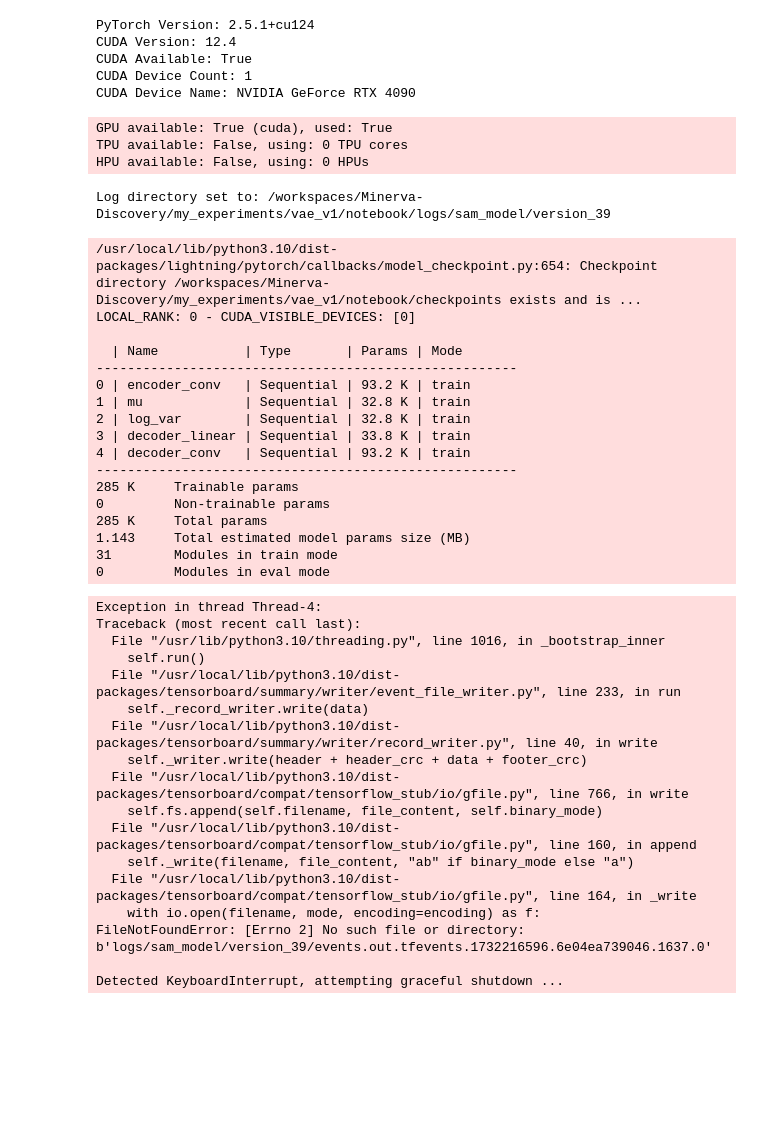
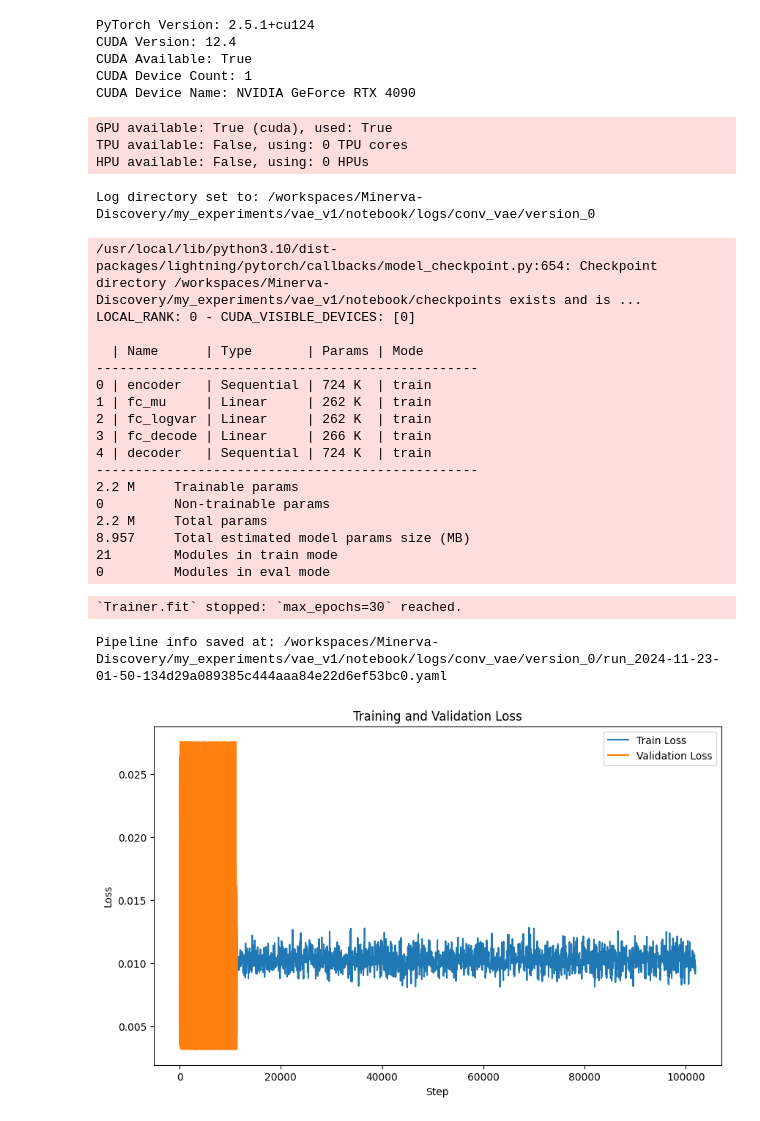
Before and after one commit to filipeas/Minerva-Discovery, a Jupyter notebook: my_experiments/vae_v1/notebook/vae_model.ipynb, the cells around one changed output. Saved outputs shown, nothing was run; the diff lists cells and outputs as text; code cells hidden in the pictures; blank space fills up the shorter version.

```diff
--- a/my_experiments/vae_v1/notebook/vae_model.ipynb
+++ b/my_experiments/vae_v1/notebook/vae_model.ipynb
@@ -330,17 +331,21 @@ current_date = datetime.now().strftime("%Y-%m-%d")
 checkpoint_callback = ModelCheckpoint(
     monitor="val_loss", # Métrica para monitorar
     dirpath="./checkpoints", # Diretório onde os checkpoints serão salvos
-    filename=f"tolstaya-sam_model-{current_date}-{{epoch:02d}}-{{val_loss:.2f}}", # Nome do arquivo do checkpoint
+    filename=f"convVAE-sam_model-{current_date}-{{epoch:02d}}-{{val_loss:.2f}}", # Nome do arquivo do checkpoint
     save_top_k=1, # Quantos melhores checkpoints salvar (no caso, o melhor)
     mode="min", # Como a métrica deve ser tratada (no caso, 'min' significa que menor valor de val_loss é melhor)
 )
 
-from lightning.pytorch.loggers import TensorBoardLogger
-# Defina o logger do TensorBoard
-logger = TensorBoardLogger("logs", name="sam_model")
+# from lightning.pytorch.loggers import TensorBoardLogger
+# # Defina o logger do TensorBoard
+# logger = TensorBoardLogger("logs", name="sam_model")
+
+from lightning.pytorch.loggers import CSVLogger
+
+logger = CSVLogger("logs", name="conv_vae")
 
 trainer = L.Trainer(
-    max_epochs=50,
+    max_epochs=30,
     accelerator="gpu",
     devices=1,
     logger=logger,
@@ -359,38 +364,41 @@ pipeline.run(data=data_module, task="fit")
 GPU available: True (cuda), used: True
 TPU available: False, using: 0 TPU cores
 HPU available: False, using: 0 HPUs
-Log directory set to: /workspaces/Minerva-Discovery/my_experiments/vae_v1/notebook/logs/sam_model/version_39
+Log directory set to: /workspaces/Minerva-Discovery/my_experiments/vae_v1/notebook/logs/conv_vae/version_0
 /usr/local/lib/python3.10/dist-packages/lightning/pytorch/callbacks/model_checkpoint.py:654: Checkpoint directory /workspaces/Minerva-Discovery/my_experiments/vae_v1/notebook/checkpoints exists and is ...
 LOCAL_RANK: 0 - CUDA_VISIBLE_DEVICES: [0]
 
-  | Name           | Type       | Params | Mode
-------------------------------------------------------
-0 | encoder_conv   | Sequential | 93.2 K | train
-1 | mu             | Sequential | 32.8 K | train
-2 | log_var        | Sequential | 32.8 K | train
-3 | decoder_linear | Sequential | 33.8 K | train
-4 | decoder_conv   | Sequential | 93.2 K | train
-------------------------------------------------------
-285 K     Trainable params
+  | Name      | Type       | Params | Mode
+-------------------------------------------------
+0 | encoder   | Sequential | 724 K  | train
+1 | fc_mu     | Linear     | 262 K  | train
+2 | fc_logvar | Linear     | 262 K  | train
+3 | fc_decode | Linear     | 266 K  | train
+4 | decoder   | Sequential | 724 K  | train
+-------------------------------------------------
+2.2 M     Trainable params
 0         Non-trainable params
-285 K     Total params
-1.143     Total estimated model params size (MB)
-31        Modules in train mode
+2.2 M     Total params
+8.957     Total estimated model params size (MB)
+21        Modules in train mode
 0         Modules in eval mode
-Exception in thread Thread-4:
-Traceback (most recent call last):
-  File "/usr/lib/python3.10/threading.py", line 1016, in _bootstrap_inner
-    self.run()
-  File "/usr/local/lib/python3.10/dist-packages/tensorboard/summary/writer/event_file_writer.py", line 233, in run
-    self._record_writer.write(data)
-  File "/usr/local/lib/python3.10/dist-packages/tensorboard/summary/writer/record_writer.py", line 40, in write
-    self._writer.write(header + header_crc + data + footer_crc)
-  File "/usr/local/lib/python3.10/dist-packages/tensorboard/compat/tensorflow_stub/io/gfile.py", line 766, in write
-    self.fs.append(self.filename, file_content, self.binary_mode)
-  File "/usr/local/lib/python3.10/dist-packages/tensorboard/compat/tensorflow_stub/io/gfile.py", line 160, in append
-    self._write(filename, file_content, "ab" if binary_mode else "a")
-  File "/usr/local/lib/python3.10/dist-packages/tensorboard/compat/tensorflow_stub/io/gfile.py", line 164, in _write
-    with io.open(filename, mode, encoding=encoding) as f:
-FileNotFoundError: [Errno 2] No such file or directory: b'logs/sam_model/version_39/events.out.tfevents.1732216596.6e04ea739046.1637.0'
-
-Detected KeyboardInterrupt, attempting graceful shutdown ...
+`Trainer.fit` stopped: `max_epochs=30` reached.
+Pipeline info saved at: /workspaces/Minerva-Discovery/my_experiments/vae_v1/notebook/logs/conv_vae/version_0/run_2024-11-23-01-50-134d29a089385c444aaa84e22d6ef53bc0.yaml
+# %%
+import pandas as pd
+import matplotlib.pyplot as plt
+
+# Ler logs do CSV
+logs = pd.read_csv("logs/conv_vae/version_0/metrics.csv")
+
+# Gerar gráfico de loss
+plt.figure(figsize=(10, 6))
+plt.plot(logs["step"], logs["train_loss_step"], label="Train Loss")
+plt.plot(logs["step"], logs["val_loss_step"], label="Validation Loss")
+plt.xlabel("Step")
+plt.ylabel("Loss")
+plt.legend()
+plt.title("Training and Validation Loss")
+plt.show()
+# %% [output]
+[figure, added]
```
Also changed, not shown: parts of 6 cells of this notebook, 9 other files.
